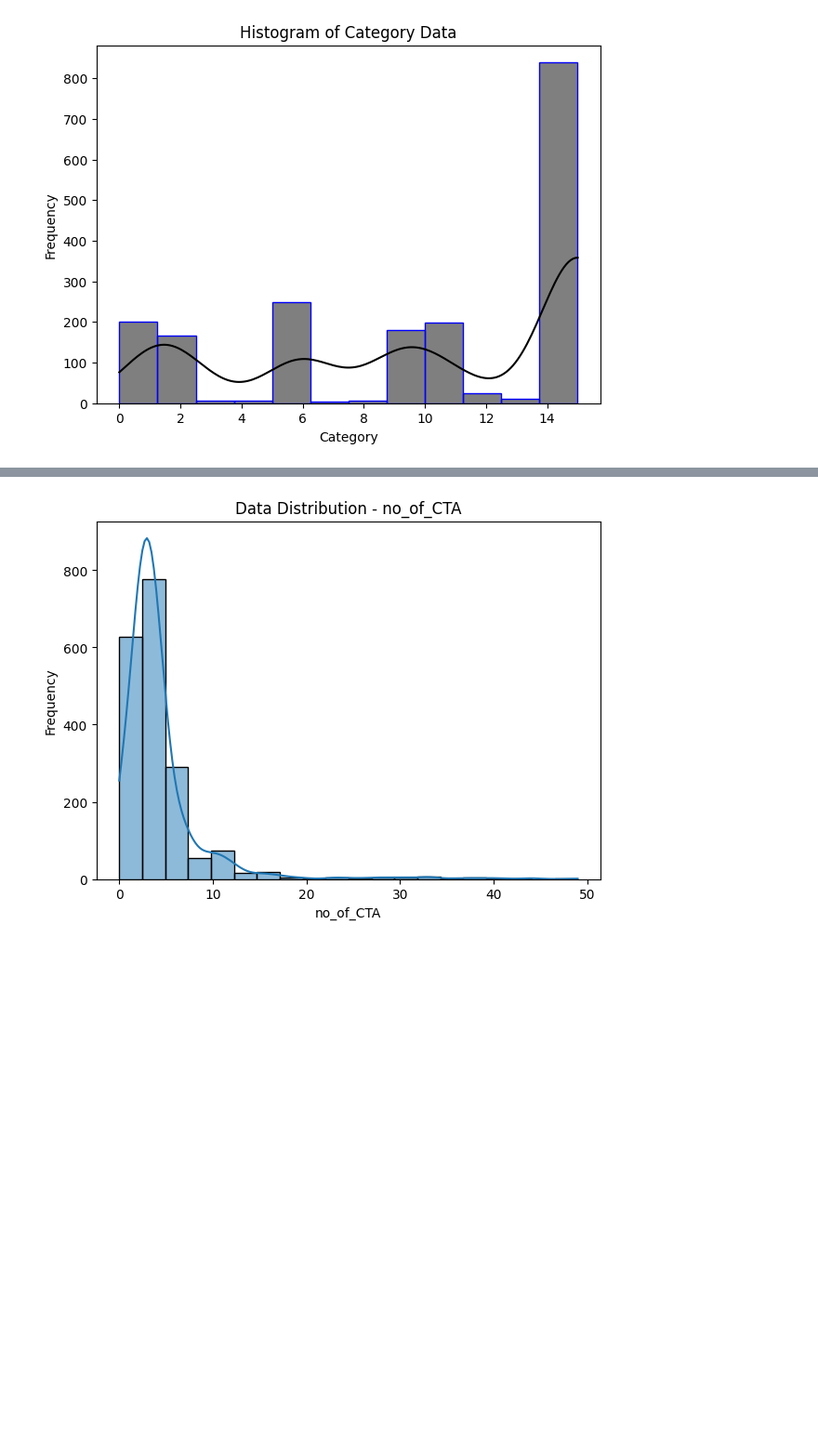
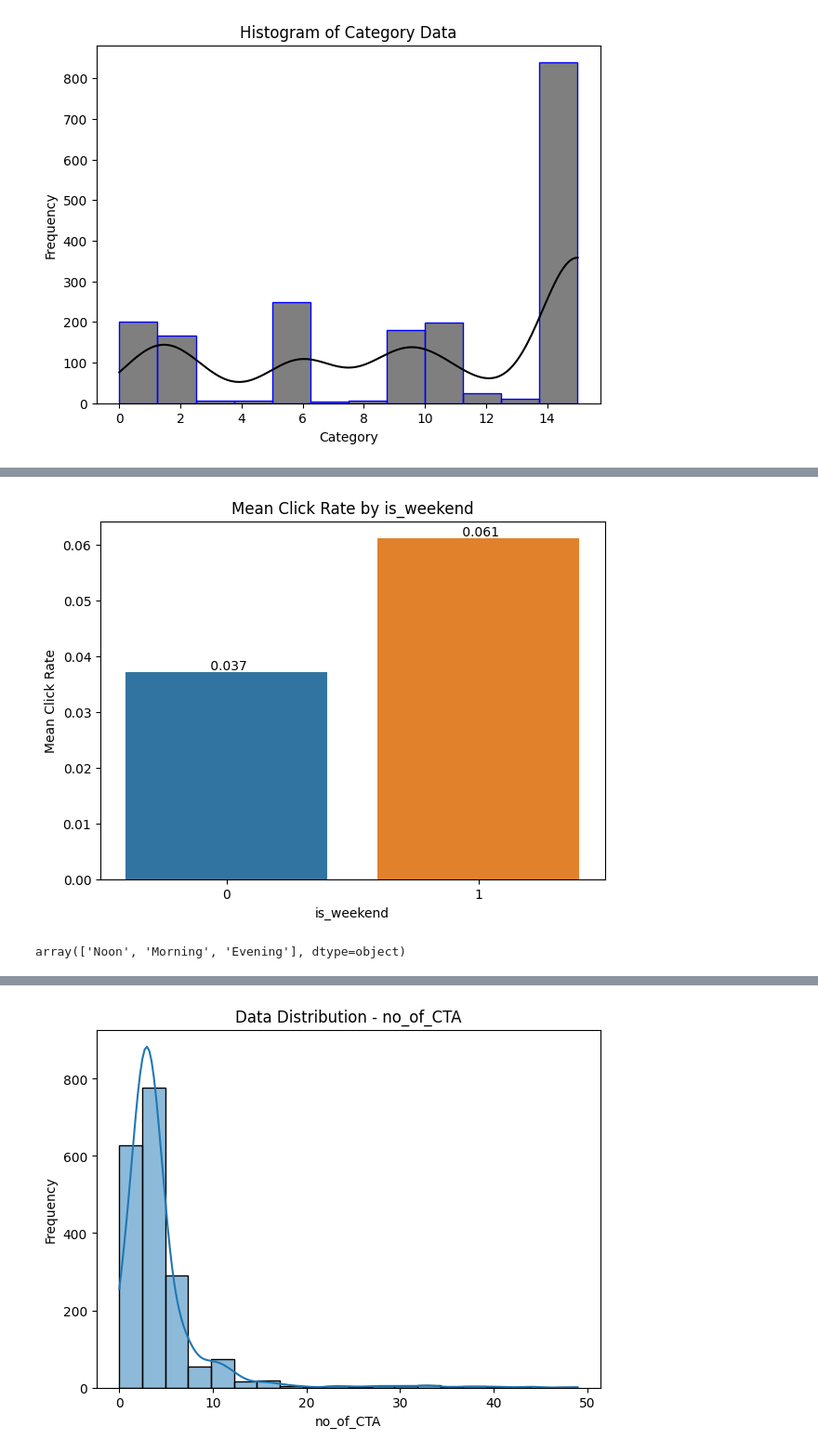
Before and after one commit to lakshmi-keerthi/Project_EA, a Jupyter notebook: Code_changes.ipynb, the cells around one changed output, grey strips where cells are left out. Shown at 93% size. Saved outputs shown, nothing was run; the diff lists cells and outputs as text; code cells hidden in the pictures; blank space fills up the shorter version.

```diff
--- a/Source_Code.ipynb
+++ b/Code_changes.ipynb
@@ -103,0 +159,21 @@ plt.show()
+# %%
+# Visualize 'is_weekend' vs 'click_rate'
+plt.figure(figsize=(7, 5))
+sns.barplot(x='is_weekend', y='click_rate', data=df, errorbar=None)
+mean_click_rate_urgency = df.groupby('is_weekend')['click_rate'].mean()
+for i, mean_rate in enumerate(mean_click_rate_urgency):
+    plt.text(i, mean_rate, f' {mean_rate:.3f}', ha='center', va='bottom')
+plt.title('is_weekend vs Click Rate')
+plt.title('Mean Click Rate by is_weekend')
+plt.xlabel('is_weekend')
+plt.ylabel('Mean Click Rate')
+
+plt.show()
+# %% [output]
+[figure, added]
+# %%
+# check every kinds of element in 'times_of_day' column
+unique_elements = df['times_of_day'].unique()
+unique_elements
+# %% [output]
+array(['Noon', 'Morning', 'Evening'], dtype=object)
```
Also changed, not shown: parts of 12 cells of this notebook.
